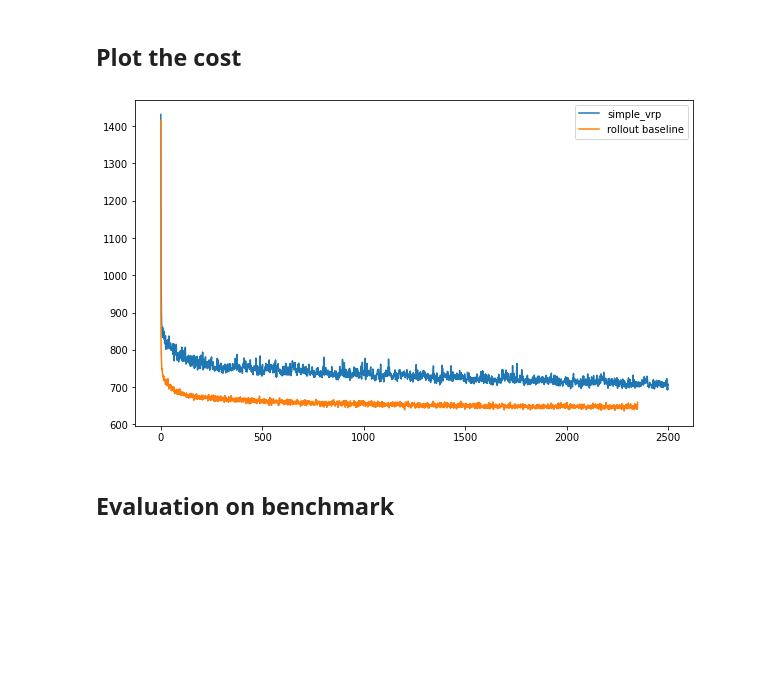
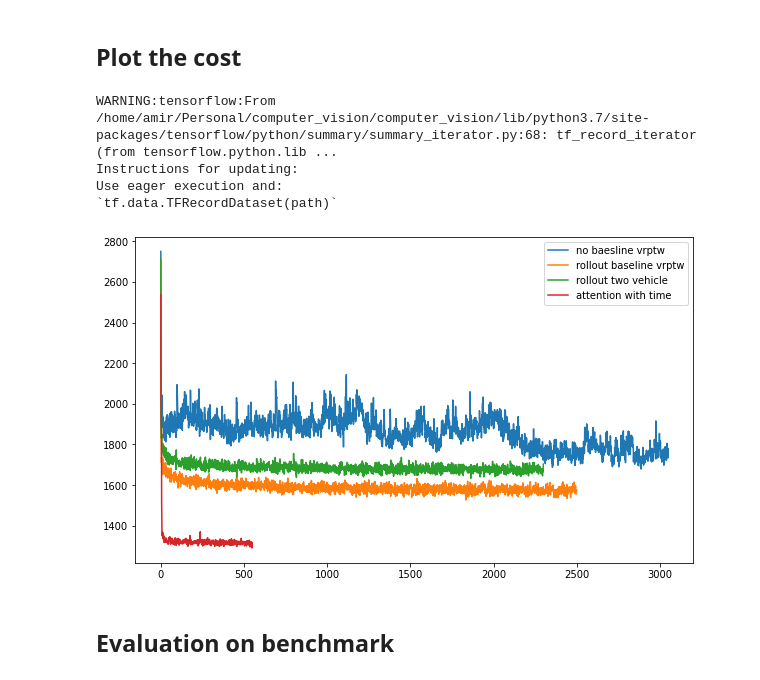
Before and after one commit to amir7697/multi-vehicle_vrp, a Jupyter notebook: evaluation/evaluation.ipynb, the cells around one changed output. Cells and saved outputs as stored; diff of their text form; code cells hidden in the pictures; blank space fills up the shorter version.

Commit message:
cost detail logging

```diff
--- a/evaluation/evaluation.ipynb
+++ b/evaluation/evaluation.ipynb
@@ -22,15 +22,21 @@ from problems import CVRP, CVRPTW
 # %% [markdown]
 ## Config
 # %%
-LOG_PATH_LIST = ['trained_models/cvrp_20/simple_multi_vehicle/events.out.tfevents.1598593257.sm',
-                 'trained_models/cvrp_20/rollout_multi_vehicle/events.out.tfevents.1598637238.sm']
-LOG_NAME_LIST = ['simple_vrp', 'rollout baseline']
+LOG_PATH_LIST = [['trained_models/cvrptw_20/simple_vrptw/events.out.tfevents.1598597965.sm',
+                  'trained_models/cvrptw_20/simple_vrptw/events.out.tfevents.1598640700.sm'],
+                 ['trained_models/cvrptw_20/rollout_vrptw/events.out.tfevents.1598680359.sm'],
+                 ['trained_models/cvrptw_20/rollout_two_vehicle/events.out.tfevents.1598716739.sm',
+                  'trained_models/cvrptw_20/rollout_two_vehicle/events.out.tfevents.1598728990.sm'],
+                 ['trained_models/cvrptw_20/rollout_two_vehicle_time_dependant_attention/events.out.tfevents.1598793948.sm']
+                ]
 
-TRAINED_MODEL_PATH = 'trained_models/cvrp_20/simple_multi_vehicle/epoch-49.pt'
-TRAINED_MODEL_ARGS_PATH = 'trained_models/cvrp_20/simple_multi_vehicle/args.json'
-PROBLEM = CVRP
+LOG_NAME_LIST = ['no baesline vrptw', 'rollout baseline vrptw', 'rollout two vehicle', 'attention with time']
 
-TEST_DATA_SET_PATH = '../data/vrp/vrp20_test_seed1111.pkl'
+TRAINED_MODEL_PATH = 'trained_models/cvrptw_20/rollout_two_vehicle_time_dependant_attention/epoch-9.pt'
+TRAINED_MODEL_ARGS_PATH = 'trained_models/cvrptw_20/rollout_two_vehicle_time_dependant_attention/args.json'
+PROBLEM = CVRPTW
+
+TEST_DATA_SET_PATH = '../data/vrptw/vrptw20_test_seed1111.pkl'
 EVALUATION_BATCH_SIZE = 1000
 PLOTTING_SAMPLE_COUNT = 5
 # %% [markdown]
@@ -38,28 +44,33 @@ PLOTTING_SAMPLE_COUNT = 5
 # %%
 def plot_cost(log_list, legned_names):
     plt.figure(figsize = (10, 6))
 
-    for log in log_list:
+    for logs in log_list:
         batch_counter = 0
         batch_list = []
         avg_cost_list = []
-        for i, summary in enumerate(summary_iterator(log)):
-            for v in summary.summary.value:
-                if v.tag == 'avg_cost':
-                    batch_list.append(batch_counter)
-                    batch_counter += 1
-                    avg_cost_list.append(v.simple_value)
+        for log in logs:
+            for i, summary in enumerate(summary_iterator(log)):
+                for v in summary.summary.value:
+                    if v.tag == 'avg_cost':
+                        batch_list.append(batch_counter)
+                        batch_counter += 1
+                        avg_cost_list.append(v.simple_value)
 
 
         plt.plot(batch_list, avg_cost_list)
 
     plt.legend(legned_names)
 
     plt.show()
 
 plot_cost(LOG_PATH_LIST, LOG_NAME_LIST)
 # %% [output]
+WARNING:tensorflow:From /home/amir/Personal/computer_vision/computer_vision/lib/python3.7/site-packages/tensorflow/python/summary/summary_iterator.py:68: tf_record_iterator (from tensorflow.python.lib ...
+Instructions for updating:
+Use eager execution and:
+`tf.data.TFRecordDataset(path)`
-[figure, old version]
+[figure, new version]
 # %% [markdown]
 ## Evaluation on benchmark
 # %% [markdown]
```
Also changed, not shown: parts of 2 cells of this notebook, 27 other files.
